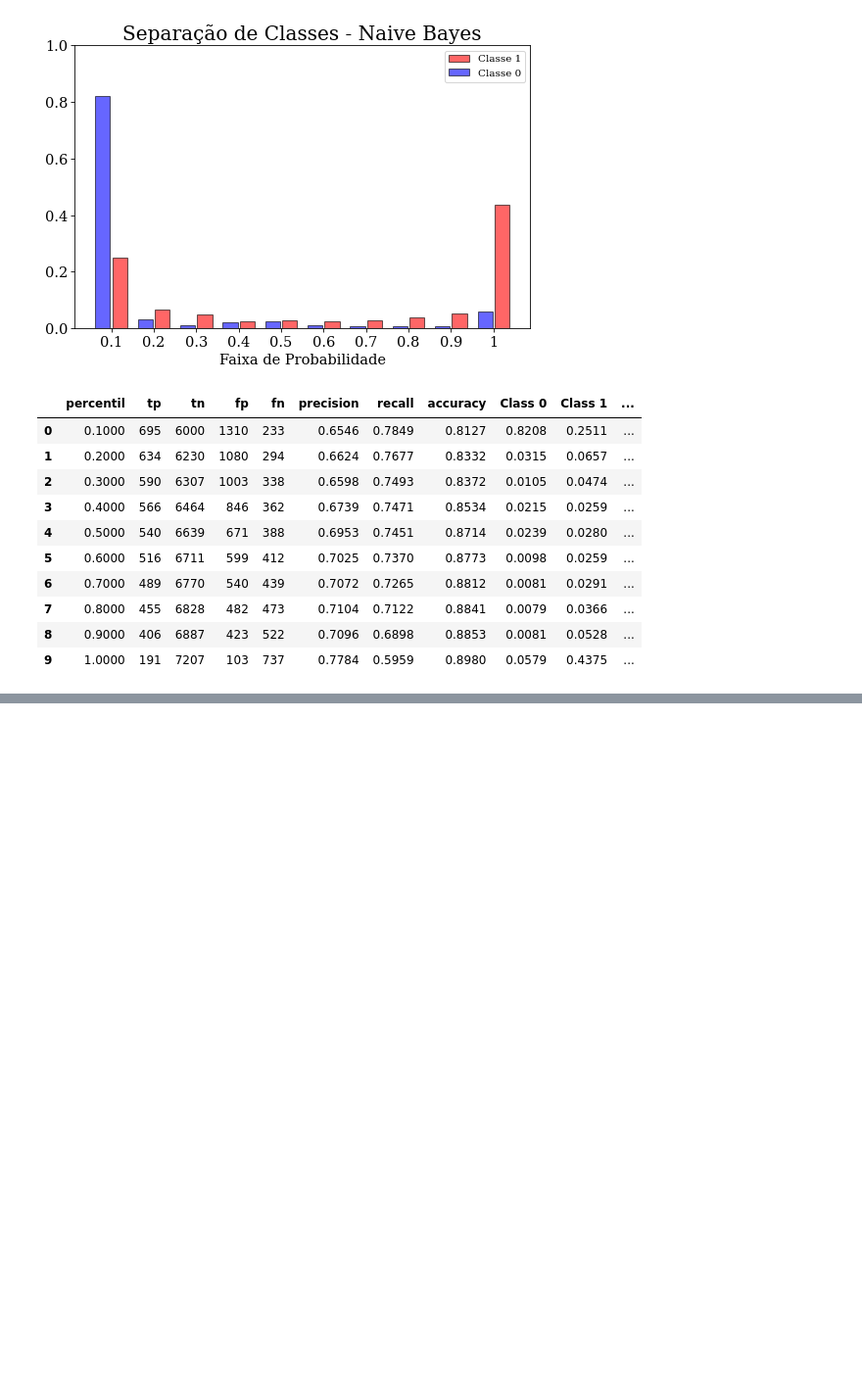
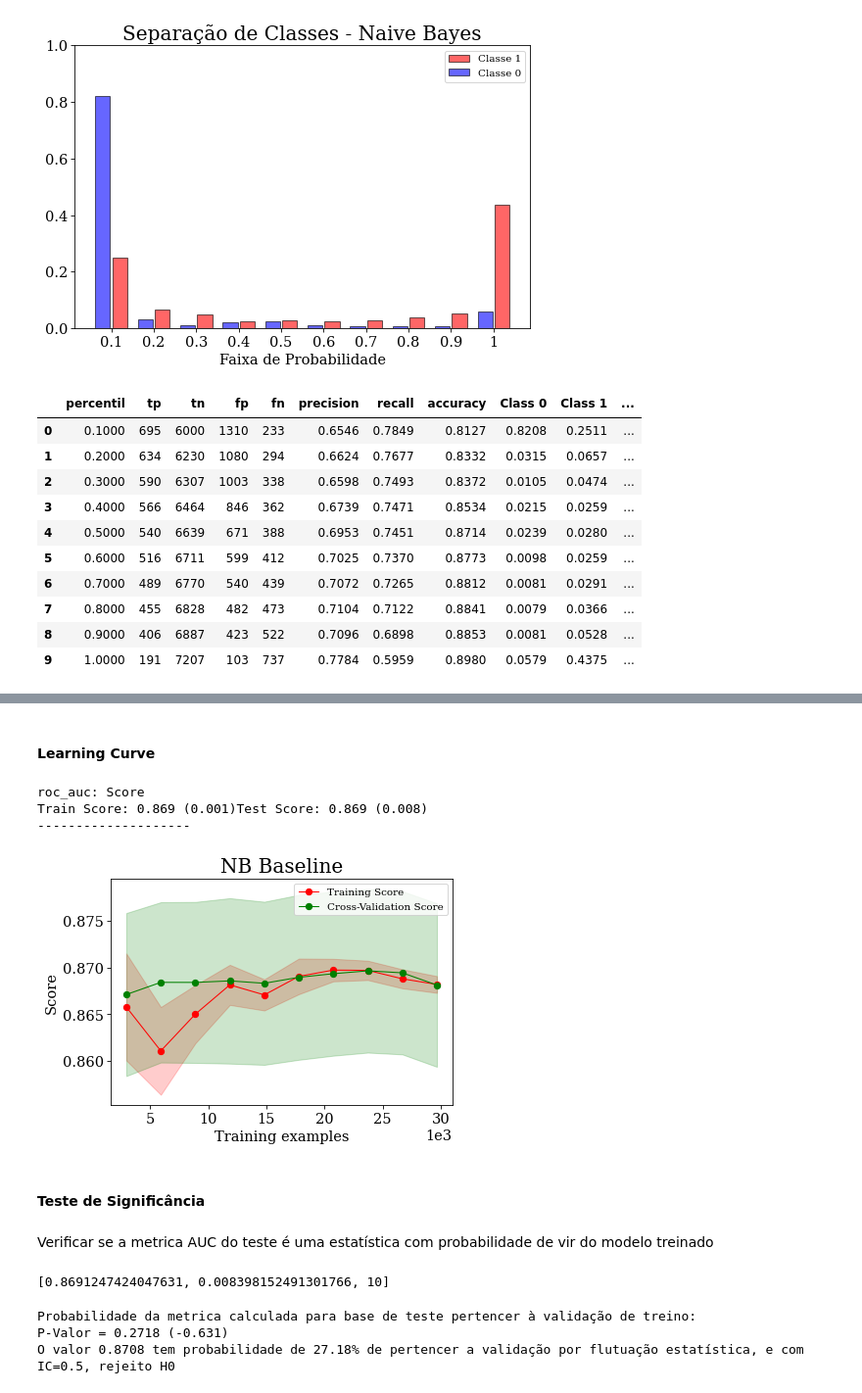
Before and after one commit to colantuono/data-science-python, a Jupyter notebook: classification/BinClass_Modelling_Eval.ipynb, the cells around one changed output, grey strips where cells are left out. Shown at 98% size. Cells and saved outputs as stored; diff of their text form; code cells hidden in the pictures; blank space fills up the shorter version.

```diff
--- a/classification/BinClass_Modelling_Eval.ipynb
+++ b/classification/BinClass_Modelling_Eval.ipynb
@@ -312,0 +355,6 @@ df_metrics
+# %%
+from sklearn.naive_bayes import GaussianNB
+
+nbModel= GaussianNB()
+
+nbModel.fit(X_train, y_train)
@@ -312,0 +470,30 @@ df_metrics
+# %% [markdown]
+#### Learning Curve
+# %%
+figura, score_txt, nb_train_stat, nb_val_stat = plot_learning_curve(
+    nbModel, X_train, y_train, title='NB Baseline', cv=10, scorer='roc_auc'
+)
+# %% [output]
+roc_auc: Score
+Train Score: 0.869 (0.001)Test Score: 0.869 (0.008)
+--------------------
+[figure, added]
+# %% [markdown]
+#### Teste de Significância
+# %% [markdown]
+Verificar se a metrica AUC do teste é uma estatística com probabilidade de vir do modelo treinado
+# %%
+nb_val_stat
+# %% [output]
+[0.8691247424047631, 0.008398152491301766, 10]
+# %%
+p_val = t_test_S(
+    x0 = nb_rocauc,
+    x_hat = nb_val_stat[0],
+    S = nb_val_stat[1],
+    n = nb_val_stat[2]
+)
+# %% [output]
+Probabilidade da metrica calculada para base de teste pertencer à validação de treino:
+P-Valor = 0.2718 (-0.631)
+O valor 0.8708 tem probabilidade de 27.18% de pertencer a validação por flutuação estatística, e com IC=0.5, rejeito H0
```
Also changed, not shown: parts of 101 cells of this notebook, 1 other file.
